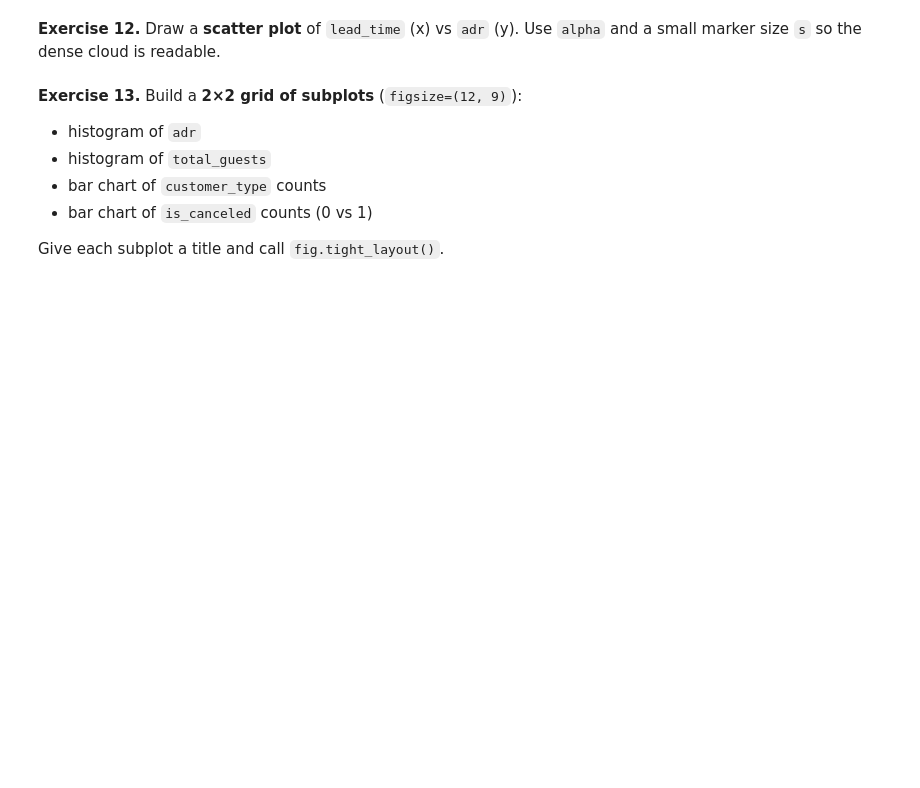
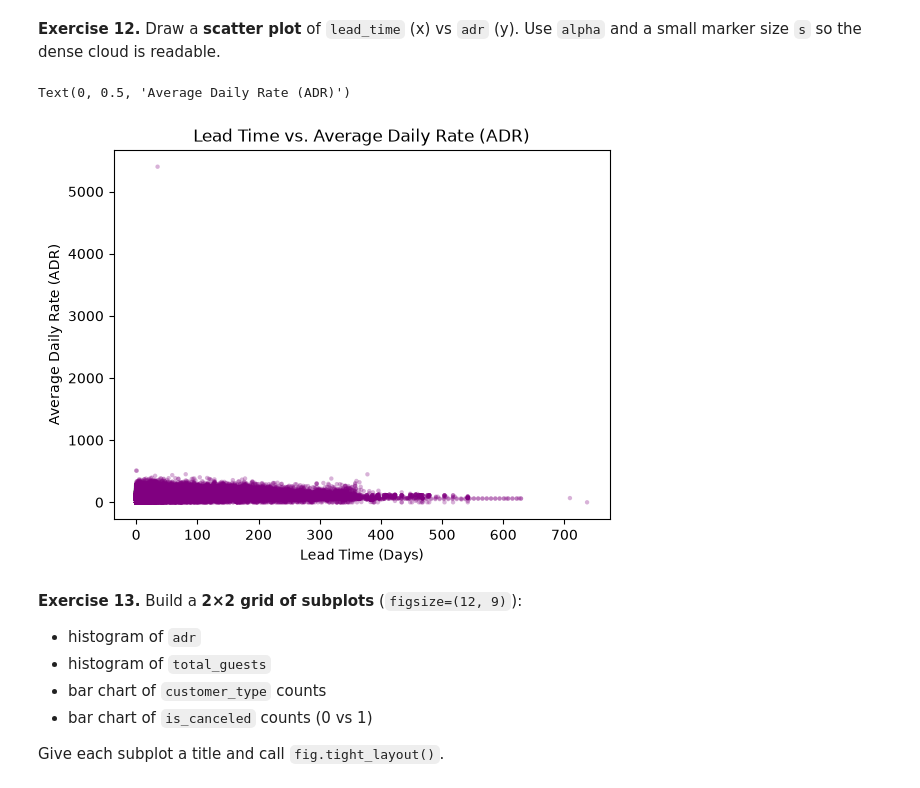
Before and after one commit to khalidalnaqbi1/data-analysis-project, a Jupyter notebook: AI_Builder_Data_analysis/Module_Assignment_Hotel_Bookings.ipynb, the cells around one changed output. Saved outputs shown, nothing was run; the diff lists cells and outputs as text; code cells hidden in the pictures; blank space fills up the shorter version.

```diff
--- a/AI_Builder_Data_analysis/Module_Assignment_Hotel_Bookings.ipynb
+++ b/AI_Builder_Data_analysis/Module_Assignment_Hotel_Bookings.ipynb
@@ -302,6 +367,13 @@ total_guest=
 **Exercise 12.** Draw a **scatter plot** of `lead_time` (x) vs `adr` (y). Use `alpha` and a small marker size `s` so the dense cloud is readable.
 # %%
 # Your code here
+plt.scatter(df_clean['lead_time'], df_clean['adr'], alpha=0.3, s=10, color='purple', edgecolor='none')
+plt.title('Lead Time vs. Average Daily Rate (ADR)')
+plt.xlabel('Lead Time (Days)')
+plt.ylabel('Average Daily Rate (ADR)')
+# %% [output]
+Text(0, 0.5, 'Average Daily Rate (ADR)')
+[figure, added]
 # %% [markdown]
 **Exercise 13.** Build a **2×2 grid of subplots** (`figsize=(12, 9)`):
 
```
Also changed, not shown: parts of 20 cells of this notebook.
